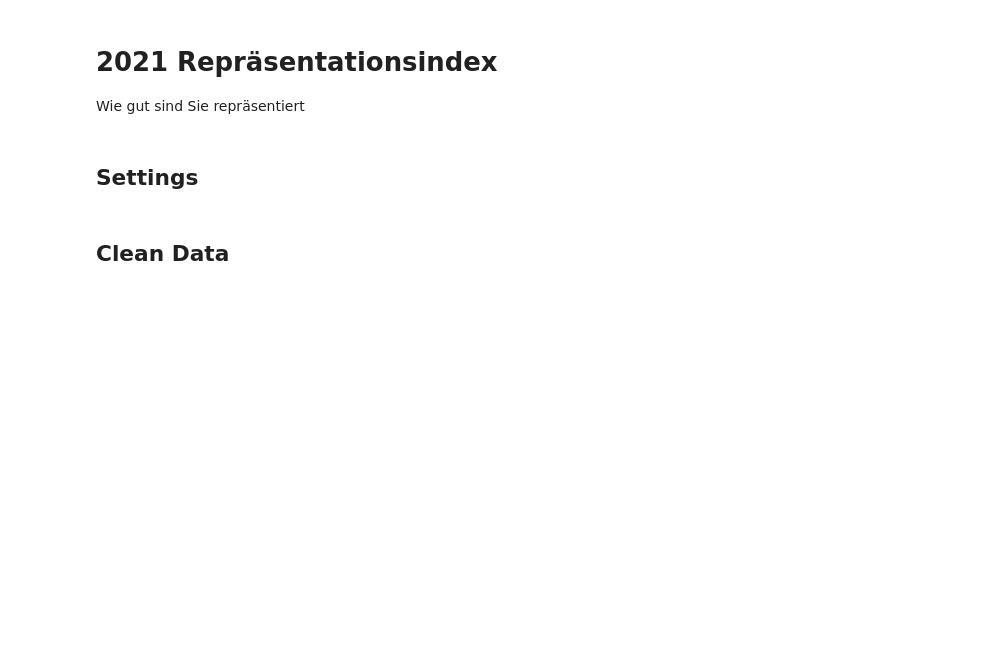
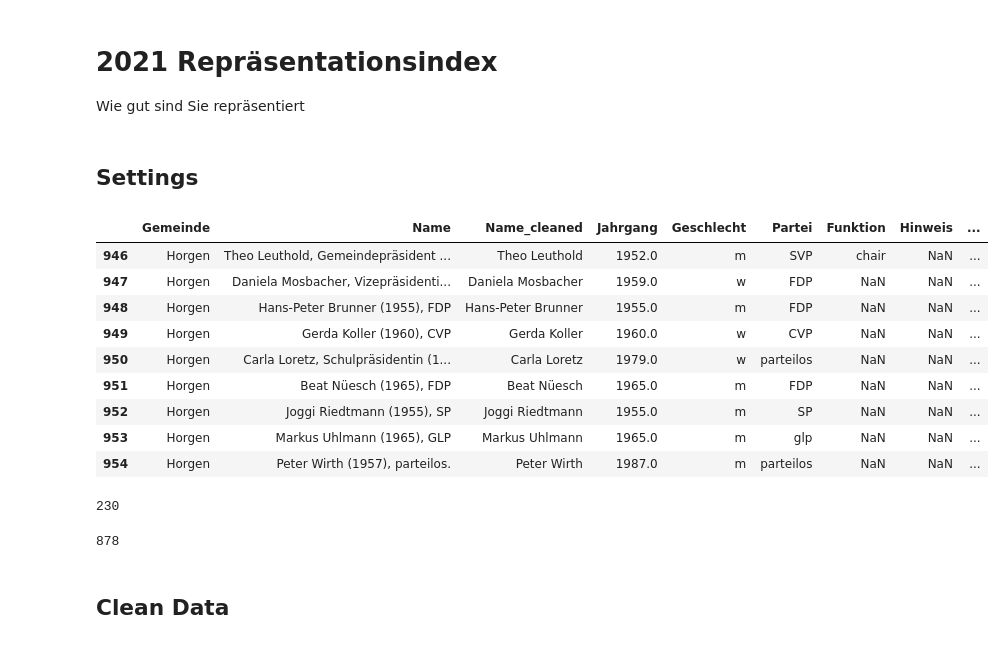
Before and after one commit to simonhuwiler/zh_gemeinderaete, a Jupyter notebook: python/2021_representationindex.ipynb, the cells around one changed output. Drawn from its saved outputs; the diff is of its cells as text; code cells hidden in the pictures; blank space fills up the shorter version.

```diff
--- a/python/2021_representationindex.ipynb
+++ b/python/2021_representationindex.ipynb
@@ -20,6 +20,35 @@ marginrepresenting = 10
 # %%
 df = pd.read_csv('../data/Gemeinde_Exekutive - daten.csv')
 df_age_raw = pd.read_csv('../data/KANTON_ZUERICH_bevoelkerung_1jahresklassen.csv', sep=';')
+# %%
+df[df.Gemeinde == 'Horgen']
+# %% [output]
+|  | Gemeinde | Name | Name_cleaned | Jahrgang | Geschlecht | Partei | Funktion | Hinweis | ... |
+| 946 | Horgen | Theo Leuthold, Gemeindepräsident ... | Theo Leuthold | 1952.0 | m | SVP | chair | NaN | ... |
+| 947 | Horgen | Daniela Mosbacher, Vizepräsidenti... | Daniela Mosbacher | 1959.0 | w | FDP | NaN | NaN | ... |
+| 948 | Horgen | Hans-Peter Brunner (1955), FDP | Hans-Peter Brunner | 1955.0 | m | FDP | NaN | NaN | ... |
+| 949 | Horgen | Gerda Koller (1960), CVP | Gerda Koller | 1960.0 | w | CVP | NaN | NaN | ... |
+| 950 | Horgen | Carla Loretz, Schulpräsidentin (1... | Carla Loretz | 1979.0 | w | parteilos | NaN | NaN | ... |
+| 951 | Horgen | Beat Nüesch (1965), FDP | Beat Nüesch | 1965.0 | m | FDP | NaN | NaN | ... |
+| 952 | Horgen | Joggi Riedtmann (1955), SP | Joggi Riedtmann | 1955.0 | m | SP | NaN | NaN | ... |
+| 953 | Horgen | Markus Uhlmann (1965), GLP | Markus Uhlmann | 1965.0 | m | glp | NaN | NaN | ... |
+| 954 | Horgen | Peter Wirth (1957), parteilos. | Peter Wirth | 1987.0 | m | parteilos | NaN | NaN | ... |
+# %%
+df_test = df_age_raw[df_age_raw.JAHR == 2020]
+
+df_test = df_test[df_test.GEMEINDE == 'Trüllikon']
+
+df_test = df_test[(df_test.ALTERSKLASSE_CODE >= 18) & (df_test.ALTERSKLASSE_CODE <= 39)]
+df_test['ANZAHL_PERSONEN'].sum()
+# %% [output]
+230
+# %%
+df_test = df_age_raw[df_age_raw.JAHR == 2020]
+
+df_test = df_test[df_test.GEMEINDE == 'Trüllikon']
+df_test[(df_test.ALTERSKLASSE_CODE >= 18)]['ANZAHL_PERSONEN'].sum()
+# %% [output]
+878
 # %%
 # Define which ones are Stadträte (not Gemeinderat)
 stadtrat = ['Adliswil', 'Affoltern am Albis', 'Bülach', 'Dietikon', 'Dübendorf', 'Illnau-Effretikon', 'Kloten', 'Opfikon', 'Schlieren', 'Uster', 'Wädenswil', 'Wetzikon', 'Winterthur', 'Zürich']
```
Also changed, not shown: parts of 1 cell of this notebook, 9 other files.
